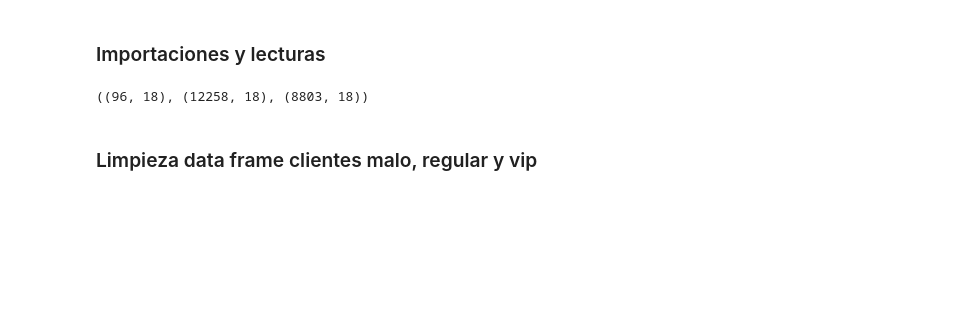
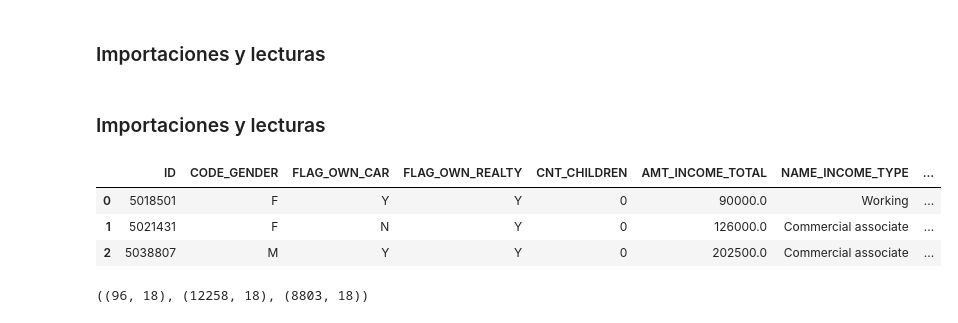
Before and after one commit to lymc33/Data_analysis_exercises, a Jupyter notebook: KPI_exercise/4_Status_graph.ipynb, the cells around one changed output. Cells and saved outputs as stored; diff of their text form; code cells hidden in the pictures; blank space fills up the shorter version.

```diff
--- a/KPI_exercise/4_Status_graph.ipynb
+++ b/KPI_exercise/4_Status_graph.ipynb
@@ -14,4 +11,13 @@ dfAll = pd.read_csv('/Users/yairmartinez/Documents/GitHub/data_analysis_exercise
 df_clientes_malos = pd.read_csv('/Users/yairmartinez/Documents/GitHub/data_analysis_exercises/DB/Tablas/df_clientes_malos.csv')
 df_clientes_regulares = pd.read_csv('/Users/yairmartinez/Documents/GitHub/data_analysis_exercises/DB/Tablas/df_clientes_regulares.csv')
 df_clientes_vip = pd.read_csv('/Users/yairmartinez/Documents/GitHub/data_analysis_exercises/DB/Tablas/df_clientes_vip.csv')
+# %% [markdown]
+### Importaciones y lecturas
+# %%
+df_clientes_malos.head(3)
+# %% [output]
+|  | ID | CODE_GENDER | FLAG_OWN_CAR | FLAG_OWN_REALTY | CNT_CHILDREN | AMT_INCOME_TOTAL | NAME_INCOME_TYPE | ... |
+| 0 | 5018501 | F | Y | Y | 0 | 90000.0 | Working | ... |
+| 1 | 5021431 | F | N | Y | 0 | 126000.0 | Commercial associate | ... |
+| 2 | 5038807 | M | Y | Y | 0 | 202500.0 | Commercial associate | ... |
 # %%
@@ -19,4 +25,2 @@ df_clientes_malos.shape , df_clientes_regulares.shape , df_clientes_vip.shape
 # %% [output]
 ((96, 18), (12258, 18), (8803, 18))
-# %% [markdown]
-### Limpieza data frame clientes malo, regular y vip
```
Also changed, not shown: parts of 35 cells of this notebook.
